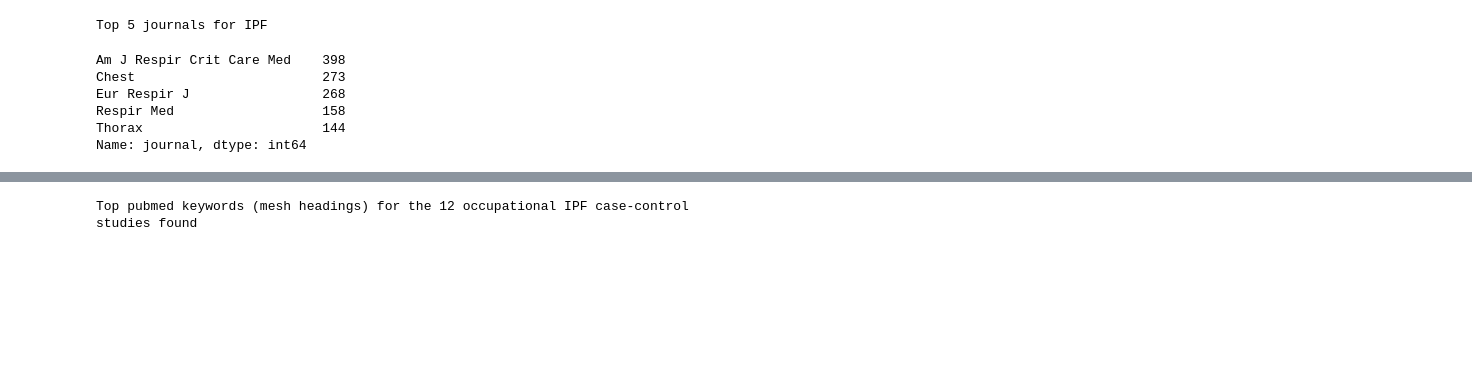
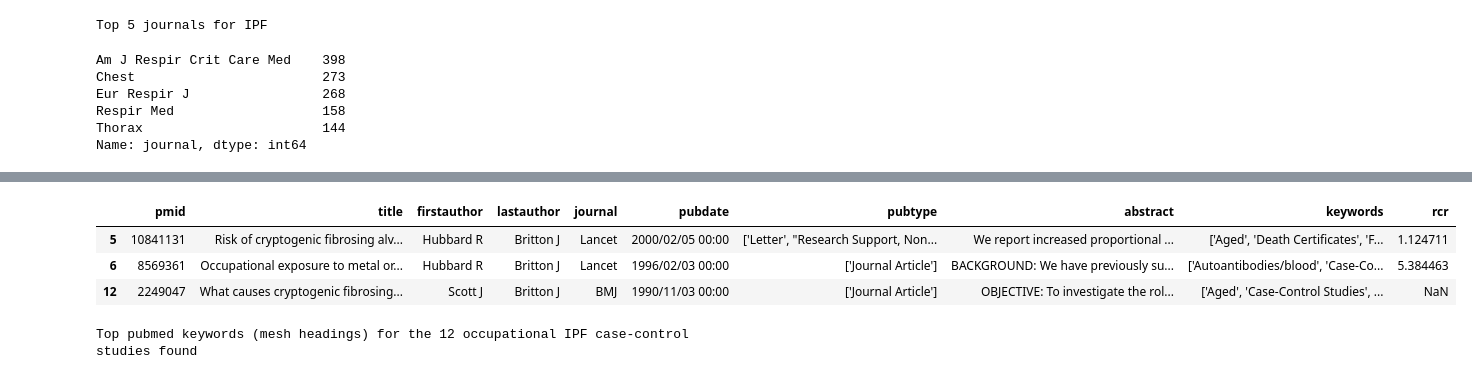
Before and after one commit to drcjar/litsearch, a Jupyter notebook: litsearch.ipynb, the cells around one changed output, grey strips where cells are left out. Saved outputs shown, nothing was run; the diff lists cells and outputs as text; code cells hidden in the pictures; blank space fills up the shorter version.

```diff
--- a/litsearch.ipynb
+++ b/litsearch.ipynb
@@ -373,3 +370,15 @@ df.sort_values(by='rcr', ascending=False).head()
+# %%
+df1 = pd.read_csv('idiopathic-pulmonary-fibrosis.csv', usecols=['pmid','title','firstauthor','lastauthor',
+                                                             'journal','pubdate','pubtype',
+                                                             'abstract', 'keywords', 'rcr'])
+# %%
+# if you doi
+df[~df.pmid.isin(df1.pmid)]
+# %% [output]
+|  | pmid | title | firstauthor | lastauthor | journal | pubdate | pubtype | abstract | keywords | rcr |
+| 5 | 10841131 | Risk of cryptogenic fibrosing alv... | Hubbard R | Britton J | Lancet | 2000/02/05 00:00 | ['Letter', "Research Support, Non... | We report increased proportional ... | ['Aged', 'Death Certificates', 'F... | 1.124711 |
+| 6 | 8569361 | Occupational exposure to metal or... | Hubbard R | Britton J | Lancet | 1996/02/03 00:00 | ['Journal Article'] | BACKGROUND: We have previously su... | ['Autoantibodies/blood', 'Case-Co... | 5.384463 |
+| 12 | 2249047 | What causes cryptogenic fibrosing... | Scott J | Britton J | BMJ | 1990/11/03 00:00 | ['Journal Article'] | OBJECTIVE: To investigate the rol... | ['Aged', 'Case-Control Studies', ... | NaN |
 # %%
 keywords = get_pubmed_keywords(topic_collection['ipfjes_case_control_studies'])
 
```
Also changed, not shown: parts of 5 cells of this notebook.
